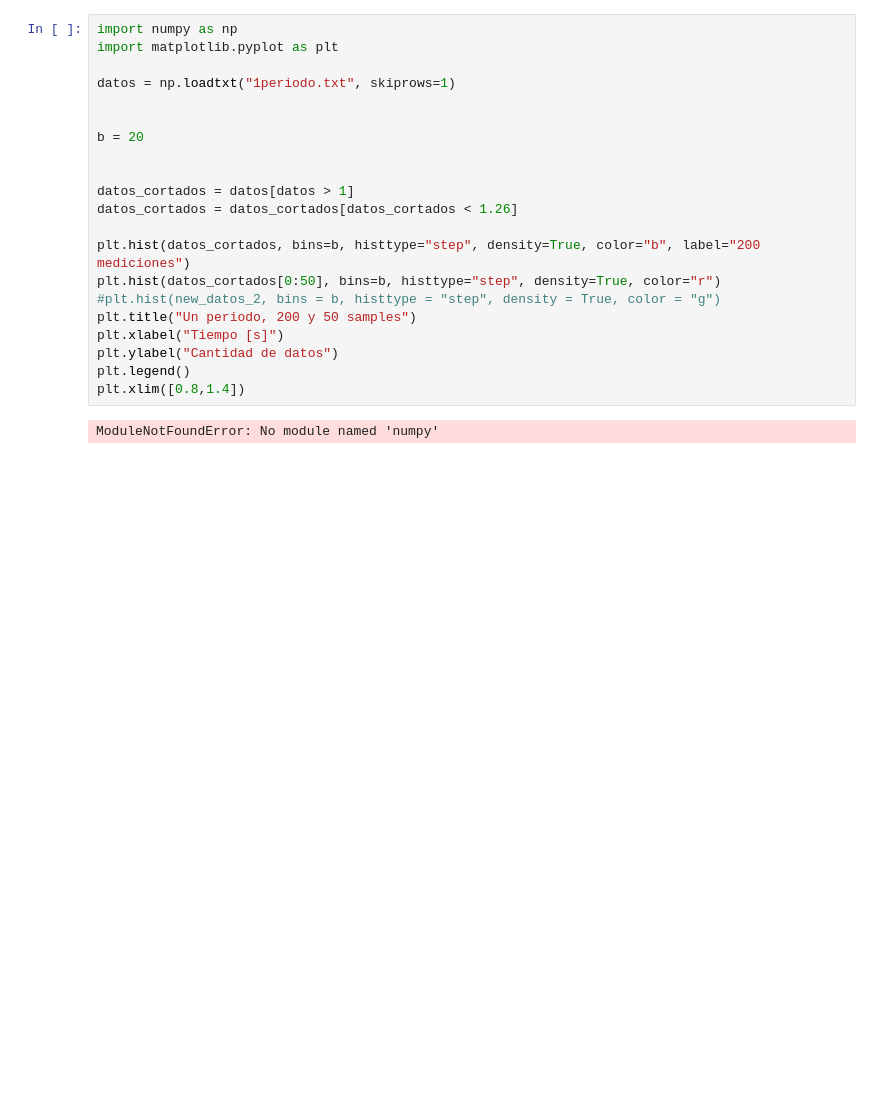
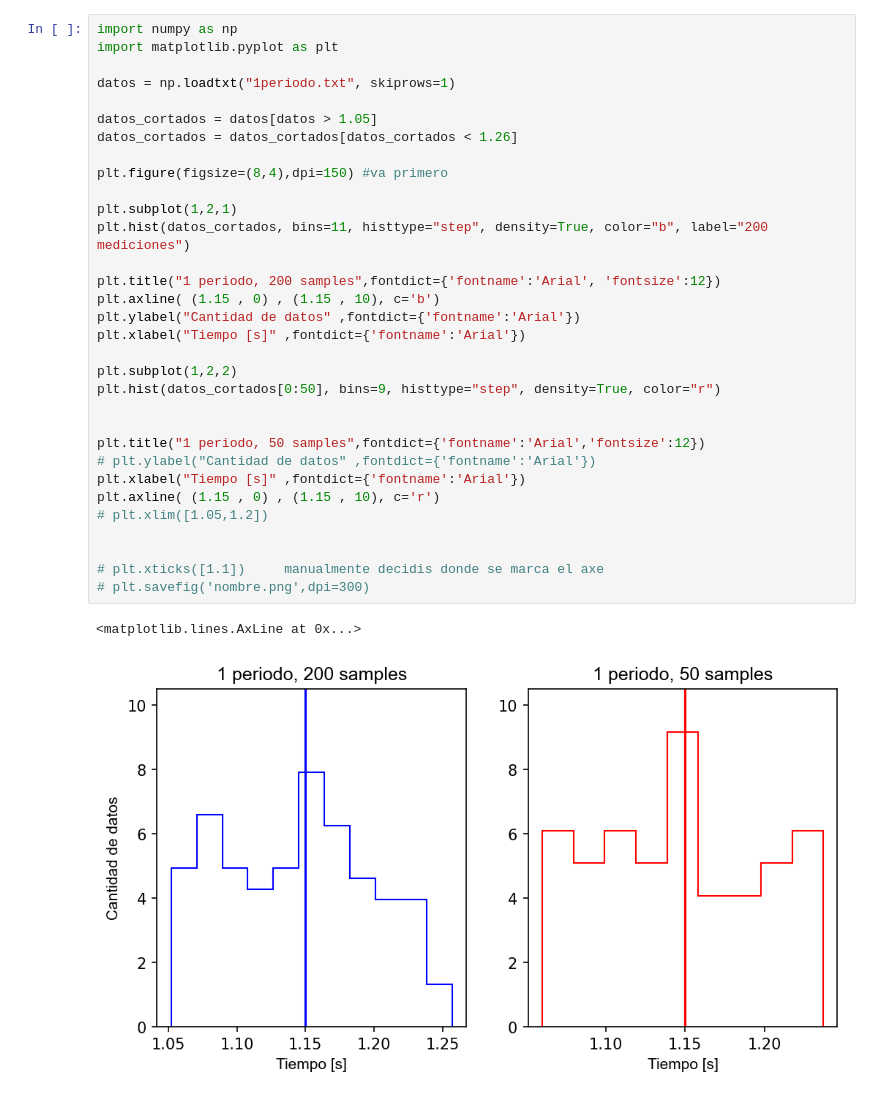
Before and after one commit to juliansjk/labo1-clase2, a Jupyter notebook: Clase_2.ipynb, the cells around one changed output. Saved outputs shown, nothing was run; the diff lists cells and outputs as text; blank space fills up the shorter version.

```diff
--- a/Clase_2.ipynb
+++ b/Clase_2.ipynb
@@ -1,26 +1,38 @@
 # %%
 import numpy as np
 import matplotlib.pyplot as plt
 
 datos = np.loadtxt("1periodo.txt", skiprows=1)
 
+datos_cortados = datos[datos > 1.05]
+datos_cortados = datos_cortados[datos_cortados < 1.26]
 
-b = 20
+plt.figure(figsize=(8,4),dpi=150) #va primero
+
+plt.subplot(1,2,1)
+plt.hist(datos_cortados, bins=11, histtype="step", density=True, color="b", label="200 mediciones")
+
+plt.title("1 periodo, 200 samples",fontdict={'fontname':'Arial', 'fontsize':12})
+plt.axline( (1.15 , 0) , (1.15 , 10), c='b')
+plt.ylabel("Cantidad de datos" ,fontdict={'fontname':'Arial'})
+plt.xlabel("Tiempo [s]" ,fontdict={'fontname':'Arial'})
+
+plt.subplot(1,2,2)
+plt.hist(datos_cortados[0:50], bins=9, histtype="step", density=True, color="r")
 
 
-datos_cortados = datos[datos > 1]
-datos_cortados = datos_cortados[datos_cortados < 1.26]
+plt.title("1 periodo, 50 samples",fontdict={'fontname':'Arial','fontsize':12})
+# plt.ylabel("Cantidad de datos" ,fontdict={'fontname':'Arial'})
+plt.xlabel("Tiempo [s]" ,fontdict={'fontname':'Arial'})
+plt.axline( (1.15 , 0) , (1.15 , 10), c='r')
+# plt.xlim([1.05,1.2])
 
-plt.hist(datos_cortados, bins=b, histtype="step", density=True, color="b", label="200 mediciones")
-plt.hist(datos_cortados[0:50], bins=b, histtype="step", density=True, color="r")
-#plt.hist(new_datos_2, bins = b, histtype = "step", density = True, color = "g")
-plt.title("Un periodo, 200 y 50 samples")
-plt.xlabel("Tiempo [s]")
-plt.ylabel("Cantidad de datos")
-plt.legend()
-plt.xlim([0.8,1.4])
+
+# plt.xticks([1.1])     manualmente decidis donde se marca el axe
+# plt.savefig('nombre.png',dpi=300)
 # %% [output]
-ModuleNotFoundError: No module named 'numpy'
+<matplotlib.lines.AxLine at 0x...>
+[figure, added]
 # %%
 datos_2 = np.loadtxt("datos_p2.txt",delimiter=" ", skiprows=1)
 
```
Also changed, not shown: parts of 4 cells of this notebook.
